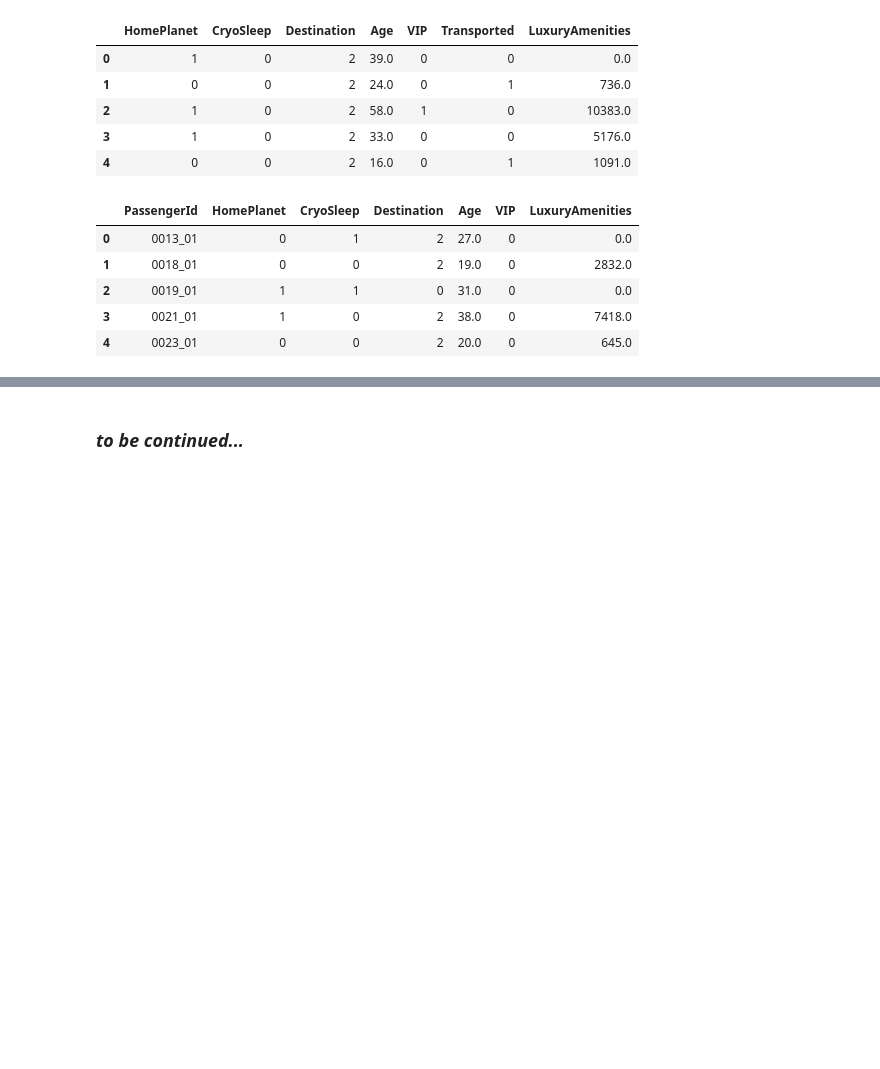
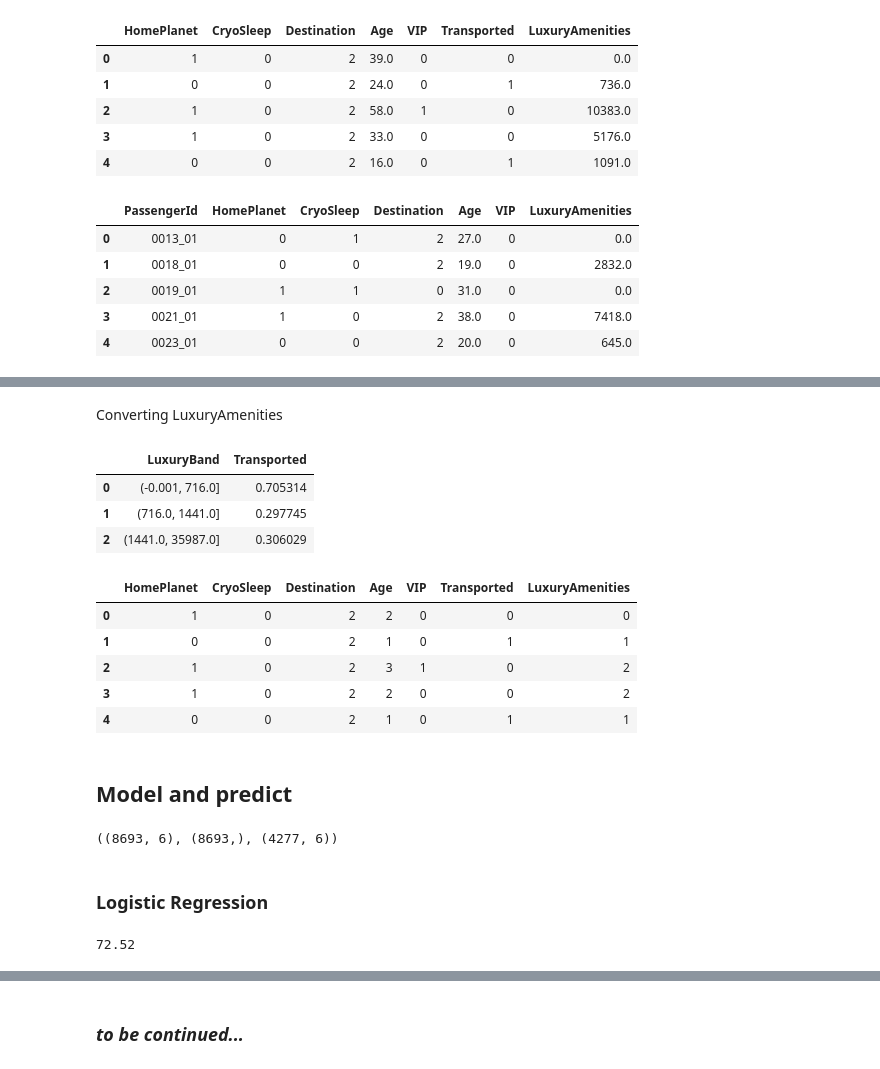
Before and after one commit to MartaSeidler/Kaggle_Competition_Spaceship_Titanic, a Jupyter notebook: spaceship-titanic.ipynb, the cells around one changed output, grey strips where cells are left out. Cells and saved outputs as stored; diff of their text form; code cells hidden in the pictures; blank space fills up the shorter version.

```diff
--- a/spaceship-titanic.ipynb
+++ b/spaceship-titanic.ipynb
@@ -427,0 +456,49 @@ test_df.head()
+# %%
+train_df = train_df.drop(['AgeBand'], axis=1)
+combine = [train_df, test_df]
+# %% [markdown]
+Converting LuxuryAmenities
+# %%
+train_df['LuxuryBand'] = pd.qcut(train_df['LuxuryAmenities'], 4, duplicates='drop')
+train_df[['LuxuryBand', 'Transported']].groupby(['LuxuryBand'], as_index=False).mean()
+# %% [output]
+|  | LuxuryBand | Transported |
+| 0 | (-0.001, 716.0] | 0.705314 |
+| 1 | (716.0, 1441.0] | 0.297745 |
+| 2 | (1441.0, 35987.0] | 0.306029 |
+# %%
+for dataset in combine:
+    dataset.loc[dataset['LuxuryAmenities'] <= 716.0, 'LuxuryAmenities'] = 0
+    dataset.loc[(dataset['LuxuryAmenities'] > 716.0) & (dataset['LuxuryAmenities'] <= 1441.0), 'LuxuryAmenities'] = 1
+    dataset.loc[dataset['LuxuryAmenities'] > 1441.0, 'LuxuryAmenities'] = 2
+    dataset['LuxuryAmenities'] = dataset['LuxuryAmenities'].astype(int)
+train_df = train_df.drop(['LuxuryBand'], axis=1)
+combine = [train_df, test_df]
+train_df.head()
+# %% [output]
+|  | HomePlanet | CryoSleep | Destination | Age | VIP | Transported | LuxuryAmenities |
+| 0 | 1 | 0 | 2 | 2 | 0 | 0 | 0 |
+| 1 | 0 | 0 | 2 | 1 | 0 | 1 | 1 |
+| 2 | 1 | 0 | 2 | 3 | 1 | 0 | 2 |
+| 3 | 1 | 0 | 2 | 2 | 0 | 0 | 2 |
+| 4 | 0 | 0 | 2 | 1 | 0 | 1 | 1 |
+# %% [markdown]
+## Model and predict
+# %%
+X_train = train_df.drop('Transported', axis=1)
+Y_train = train_df['Transported']
+X_test = test_df.drop('PassengerId', axis=1).copy()
+
+X_train.shape, Y_train.shape, X_test.shape
+# %% [output]
+((8693, 6), (8693,), (4277, 6))
+# %% [markdown]
+### Logistic Regression
+# %%
+logreg = LogisticRegression()
+logreg.fit(X_train, Y_train)
+Y_pred = logreg.predict(X_test)
+acc_log = round(logreg.score(X_train, Y_train) * 100, 2)
+acc_log
+# %% [output]
+72.52
```
Also changed, not shown: parts of 19 cells of this notebook.
